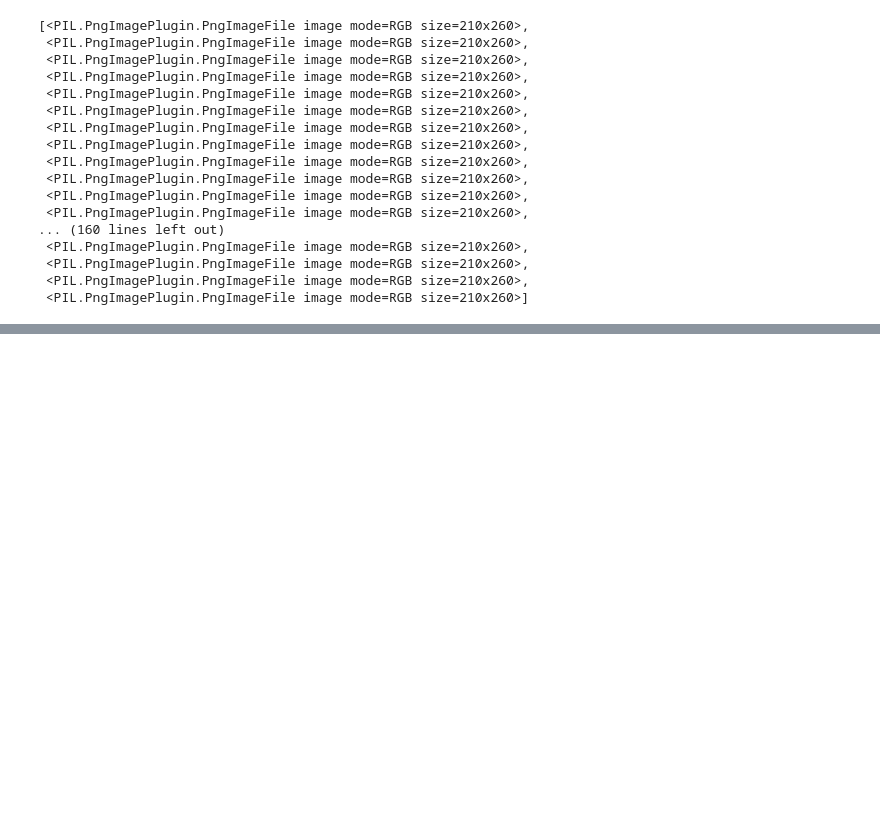
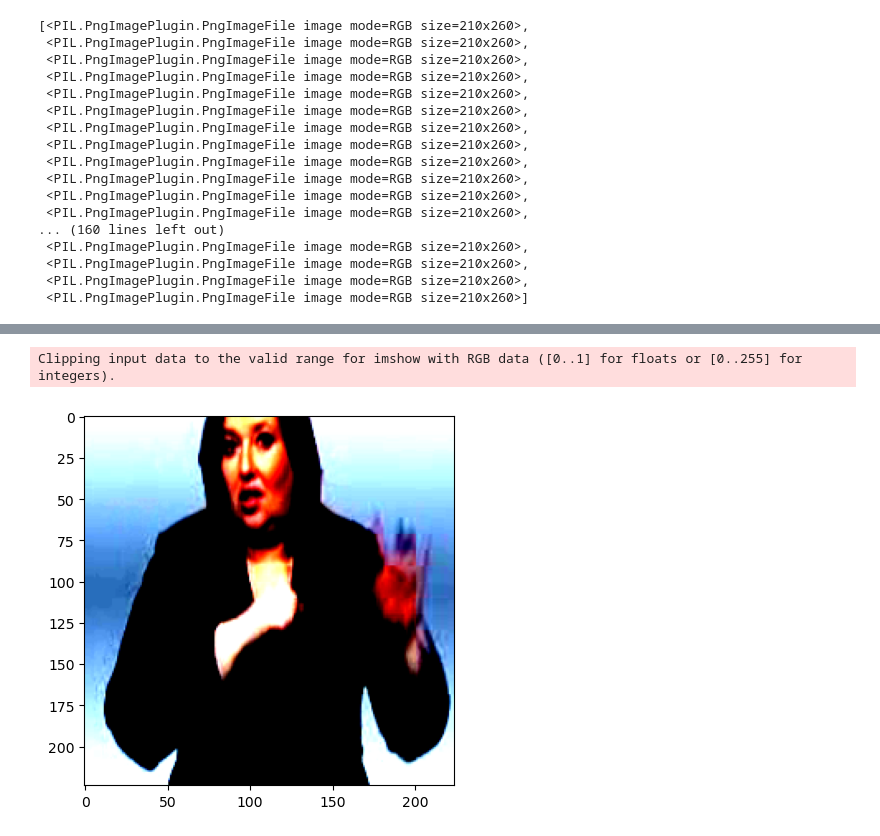
Before and after one commit to lukasbraach/master_thesis_dev, a Jupyter notebook: notebooks/my_feature_extractor_debug.ipynb, the cells around one changed output, grey strips where cells are left out. Drawn from its saved outputs; the diff is of its cells as text; code cells hidden in the pictures; blank space fills up the shorter version.

```diff
--- a/notebooks/my_feature_extractor_debug.ipynb
+++ b/notebooks/my_feature_extractor_debug.ipynb
@@ -41,0 +40,9 @@ ValueError: type of {'pixel_values': tensor([[[[1.1015, 1.1015, 1.1015,  ..., 1.
+# %%
+%matplotlib inline
+from matplotlib import pyplot as plt
+
+plt.imshow(feature['input_values'][0, 38].permute(1, 2, 0))
+plt.show()
+# %% [output]
+Clipping input data to the valid range for imshow with RGB data ([0..1] for floats or [0..255] for integers).
+[figure, added]
```
Also changed, not shown: parts of 1 cell of this notebook, 1 other file.
